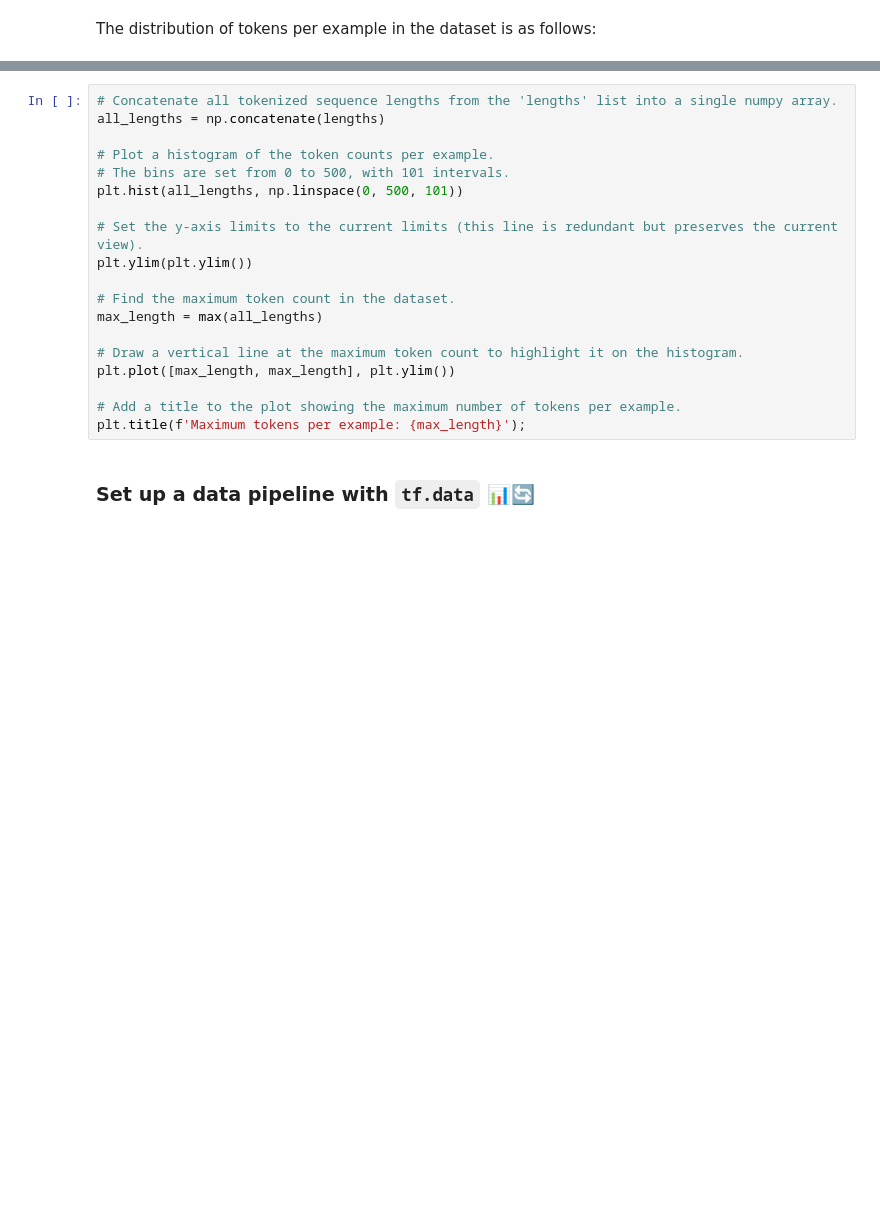
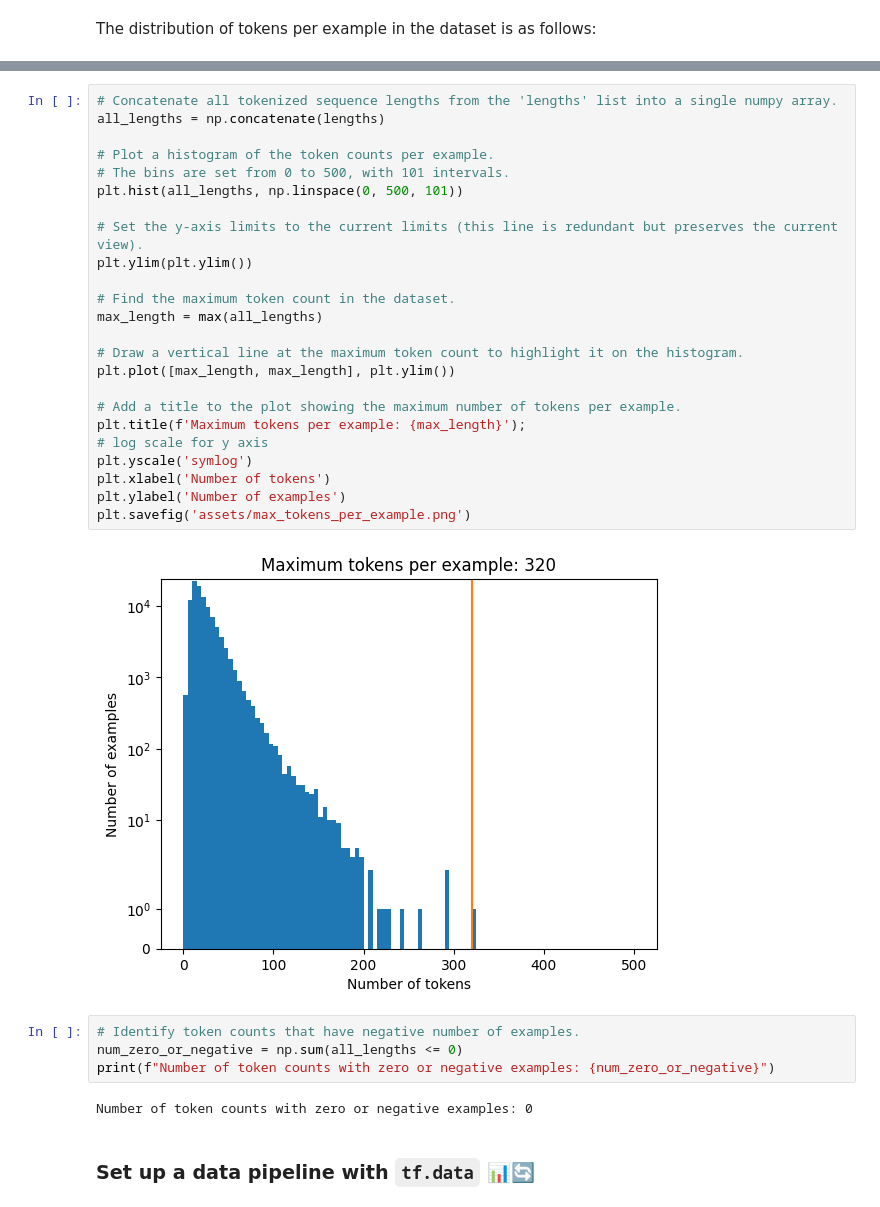
Before and after one commit to zkhechadoorian/Spanish_and_Portuguese_Translator, a Jupyter notebook: 2_transformer_translation/transformer.ipynb, the cells around one changed output, grey strips where cells are left out. Cells and saved outputs as stored; diff of their text form; blank space fills up the shorter version.

```diff
--- a/2_transformer_translation/transformer.ipynb
+++ b/2_transformer_translation/transformer.ipynb
@@ -292,22 +484,35 @@ for pt_examples, en_examples in train_examples.batch(1024):
 # %%
 # Concatenate all tokenized sequence lengths from the 'lengths' list into a single numpy array.
 all_lengths = np.concatenate(lengths)
 
 # Plot a histogram of the token counts per example.
 # The bins are set from 0 to 500, with 101 intervals.
 plt.hist(all_lengths, np.linspace(0, 500, 101))
 
 # Set the y-axis limits to the current limits (this line is redundant but preserves the current view).
 plt.ylim(plt.ylim())
 
 # Find the maximum token count in the dataset.
 max_length = max(all_lengths)
 
 # Draw a vertical line at the maximum token count to highlight it on the histogram.
 plt.plot([max_length, max_length], plt.ylim())
 
 # Add a title to the plot showing the maximum number of tokens per example.
 plt.title(f'Maximum tokens per example: {max_length}');
+# log scale for y axis
+plt.yscale('symlog')
+plt.xlabel('Number of tokens')
+plt.ylabel('Number of examples')
+plt.savefig('assets/max_tokens_per_example.png')
+# %% [output]
+[figure, added]
+# %%
+# Identify token counts that have negative number of examples.
+num_zero_or_negative = np.sum(all_lengths <= 0)
+print(f"Number of token counts with zero or negative examples: {num_zero_or_negative}")
+# %% [output]
+Number of token counts with zero or negative examples: 0
 # %% [markdown]
 ### Set up a data pipeline with `tf.data` 📊🔄
 # %% [markdown]
```
Also changed, not shown: parts of 64 cells of this notebook.
